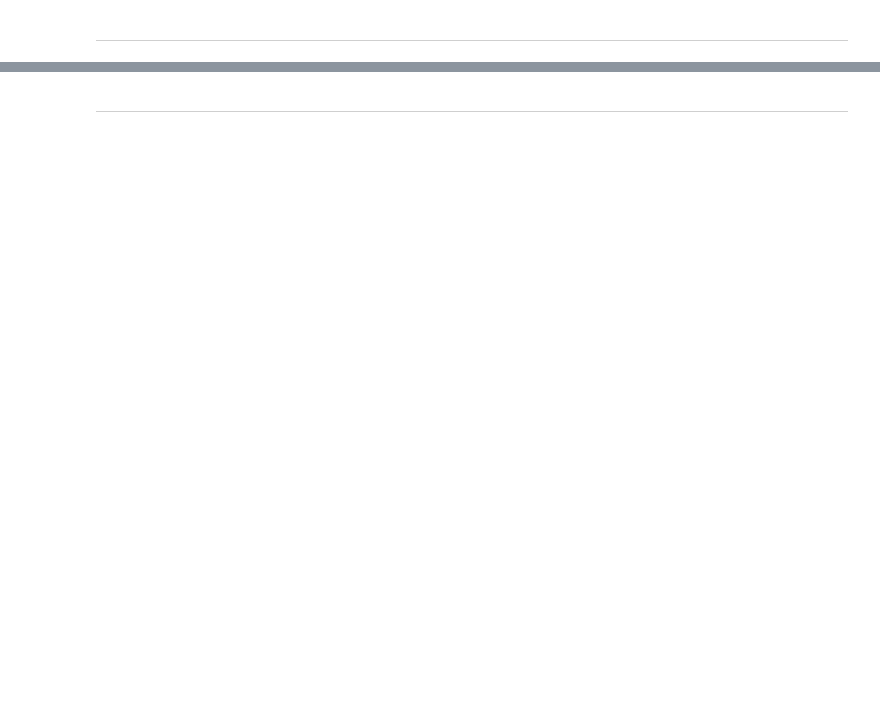
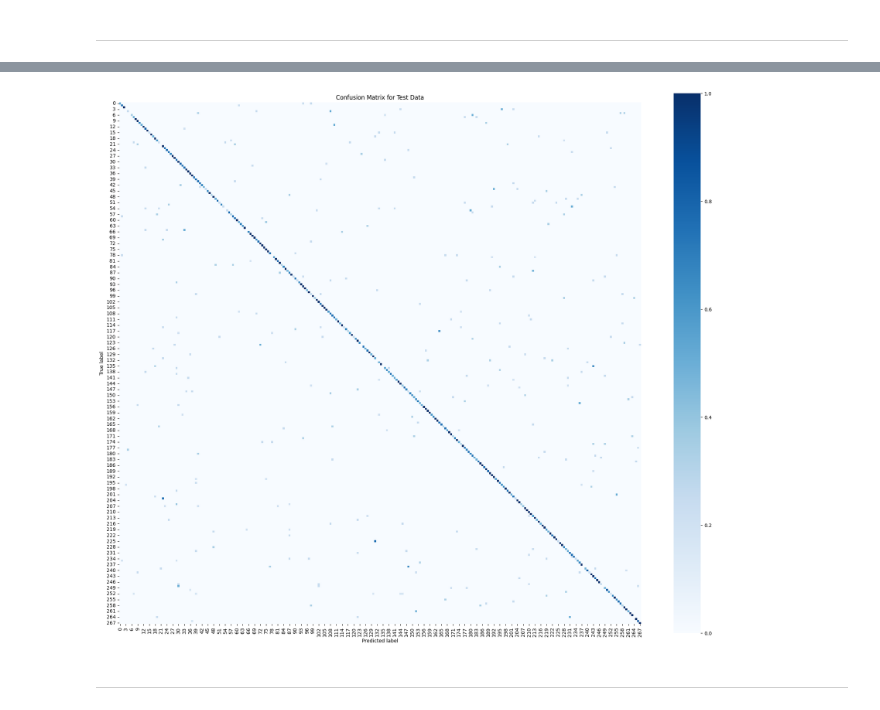
Before and after one commit to Mahmoudsamir10/ASL-Translation-Model, a Jupyter notebook: Notebooks/ASL-Citizen-Translation-Model.ipynb, the cells around one changed output, grey strips where cells are left out. Saved outputs shown, nothing was run; the diff lists cells and outputs as text; code cells hidden in the pictures; blank space fills up the shorter version.

```diff
--- a/Notebooks/ASL-Citizen-Translation-Model.ipynb
+++ b/Notebooks/ASL-Citizen-Translation-Model.ipynb
@@ -1552,0 +1645,17 @@ plt.show()
+# %%
+import seaborn as sns
+from sklearn.metrics import confusion_matrix
+
+Y_pred_probabilities = model.predict(X_test)
+Y_pred = np.argmax(Y_pred_probabilities, axis=1)
+conf_matrix = confusion_matrix(Y_test, Y_pred)
+conf_matrix = conf_matrix.astype('float') / conf_matrix.sum(axis=1)[:, np.newaxis]
+
+plt.figure(figsize=(24, 20))
+sns.heatmap(conf_matrix, cmap='Blues', annot=False, square=True)
+
+plt.title('Confusion Matrix for Test Data')
+plt.xlabel('Predicted label')
+plt.ylabel('True label')
+plt.show()
+# %% [output]
@@ -1553,2 +1663,3 @@ plt.show()
+[figure, added]
 # %% [markdown]
 ---
```
Also changed, not shown: parts of 36 cells of this notebook.
